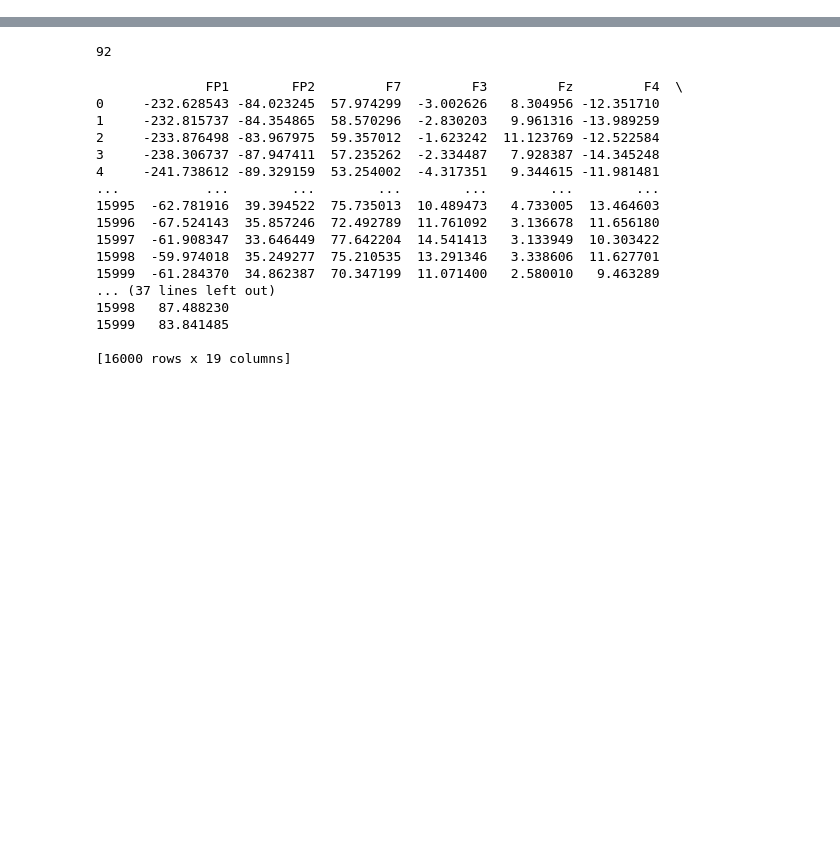
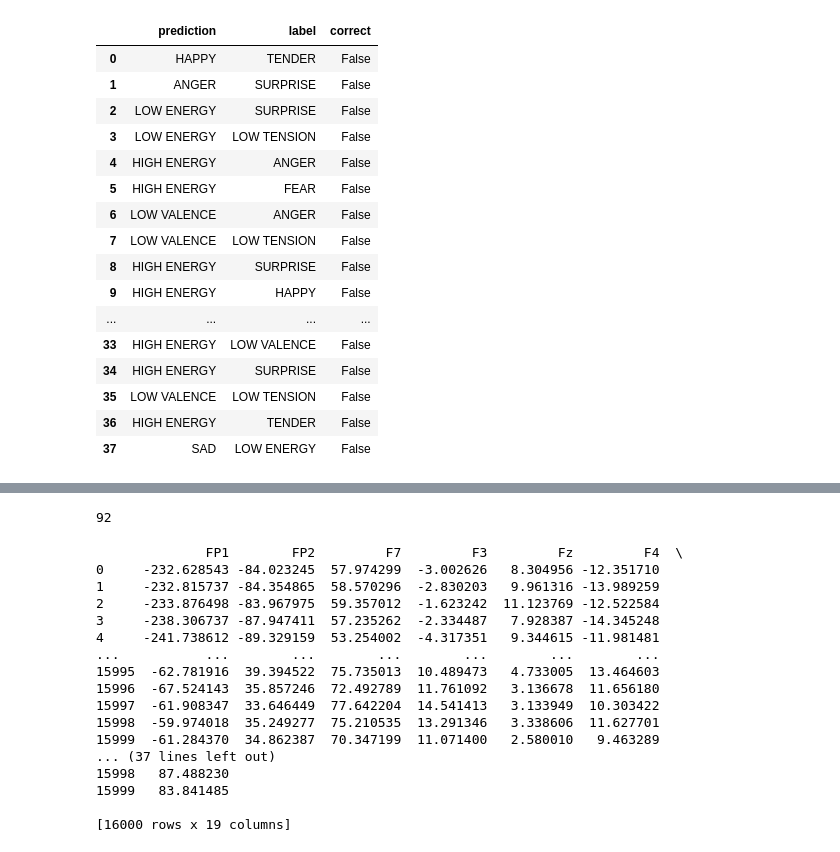
Before and after one commit to Ben243/COGS189-final-project, a Jupyter notebook: notebook.ipynb, the cells around one changed output, grey strips where cells are left out. Cells and saved outputs as stored; diff of their text form; code cells hidden in the pictures; blank space fills up the shorter version.

```diff
--- a/notebook.ipynb
+++ b/notebook.ipynb
@@ -10,0 +16,8 @@ from sklearn.discriminant_analysis import LinearDiscriminantAnalysis
+# %%
+bandNames = ['theta', 'alpha', 'beta', 'gamma']
+colNames = ['FP1', 'FP2', 'F7', 'F3', 'Fz', 'F4', 'F8', 'T3',
+       'C3', 'Cz', 'C4', 'T4', 'T5', 'P3', 'Pz', 'P4', 'T6', 'O1', 'O2']
+finalHeaderNames = []
+for header in colNames:
+    for bandName in bandNames:
+        finalHeaderNames.append(bandName + '_' + header)
@@ -60,0 +121,5 @@ Processing completed!
+# %%
+lda100 = LinearDiscriminantAnalysis(n_components=11)
+X_r100 = lda100.fit(train_pca, train_labels)
+predictions = pd.DataFrame({'prediction': lda100.predict(test_pca), 'label': test_labels})
+predictions
@@ -60,0 +144,21 @@ Processing completed!
+# %%
+predictions['correct'] = predictions['prediction'] == predictions['label']
+predictions
+# %% [output]
+|  | prediction | label | correct |
+| 0 | HAPPY | TENDER | False |
+| 1 | ANGER | SURPRISE | False |
+| 2 | LOW ENERGY | SURPRISE | False |
+| 3 | LOW ENERGY | LOW TENSION | False |
+| 4 | HIGH ENERGY | ANGER | False |
+| 5 | HIGH ENERGY | FEAR | False |
+| 6 | LOW VALENCE | ANGER | False |
+| 7 | LOW VALENCE | LOW TENSION | False |
+| 8 | HIGH ENERGY | SURPRISE | False |
+| 9 | HIGH ENERGY | HAPPY | False |
+| ... | ... | ... | ... |
+| 33 | HIGH ENERGY | LOW VALENCE | False |
+| 34 | HIGH ENERGY | SURPRISE | False |
+| 35 | LOW VALENCE | LOW TENSION | False |
+| 36 | HIGH ENERGY | TENDER | False |
+| 37 | SAD | LOW ENERGY | False |
```
Also changed, not shown: parts of 19 cells of this notebook.
